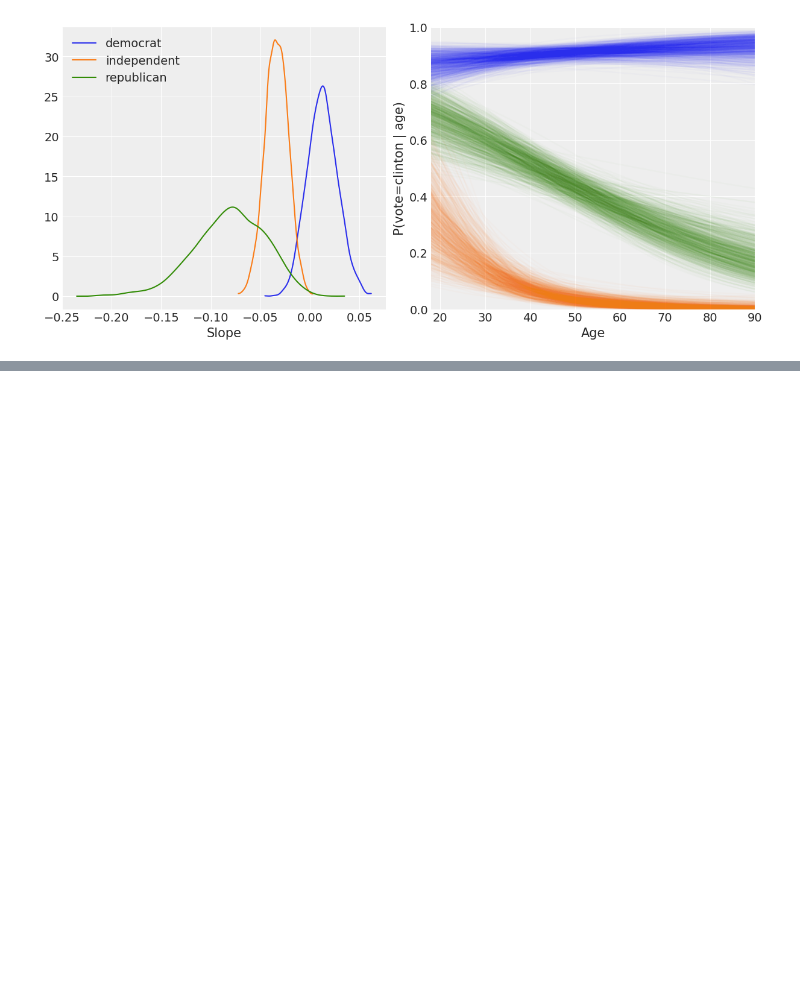
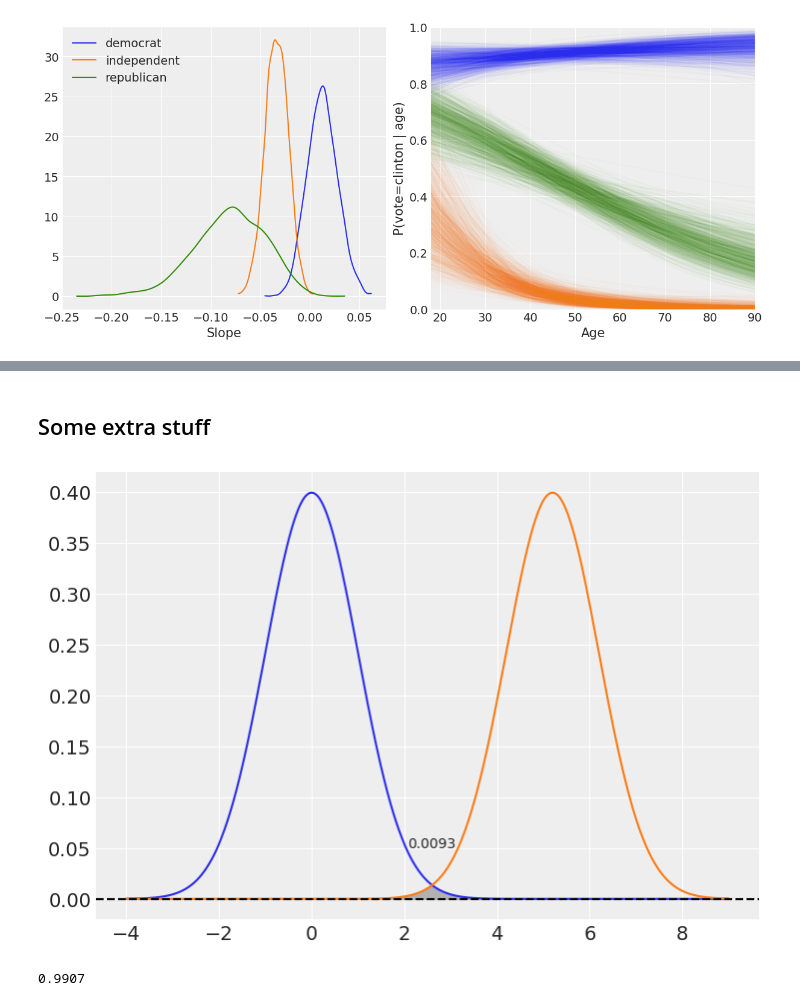
Before and after one commit to bambinos/paper, a Jupyter notebook: 02_logistic_regression.ipynb, the cells around one changed output, grey strips where cells are left out. Cells and saved outputs as stored; diff of their text form; code cells hidden in the pictures; blank space fills up the shorter version.

```diff
--- a/02_logistic_regression.ipynb
+++ b/02_logistic_regression.ipynb
@@ -132,0 +162,2 @@ fig.savefig("imgs/clinton_results.png")
+# %% [markdown]
+## Some extra stuff
@@ -133,3 +167,27 @@ fig.savefig("imgs/clinton_results.png")
+# %%
+mu1 = 0
+mu2 = 5.2
+x = np.linspace(-4, 9, num=1000)
+
+pdf1 = st.norm(loc=mu1).pdf(x)
+pdf2 = st.norm(loc=mu2).pdf(x)
+
+plt.plot(x, pdf1)
+plt.plot(x, pdf2)
+
+y = np.minimum(pdf1, pdf2)
+area = simpson(y, x)
+
+plt.annotate(round(area, 4), (2.6, 0.05), ha="center")
+
+plt.fill_between(x, y, color="#a3a3a3", alpha=0.8)
+plt.axhline(y=0, ls="--", c="k");
+# %% [output]
+[figure, added]
+# %%
+print(round(1 - area, 4))
+# %% [output]
+0.9907
 # %%
 %load_ext watermark
 %watermark -n -u -v -iv -w
```
Also changed, not shown: parts of 12 cells of this notebook.
